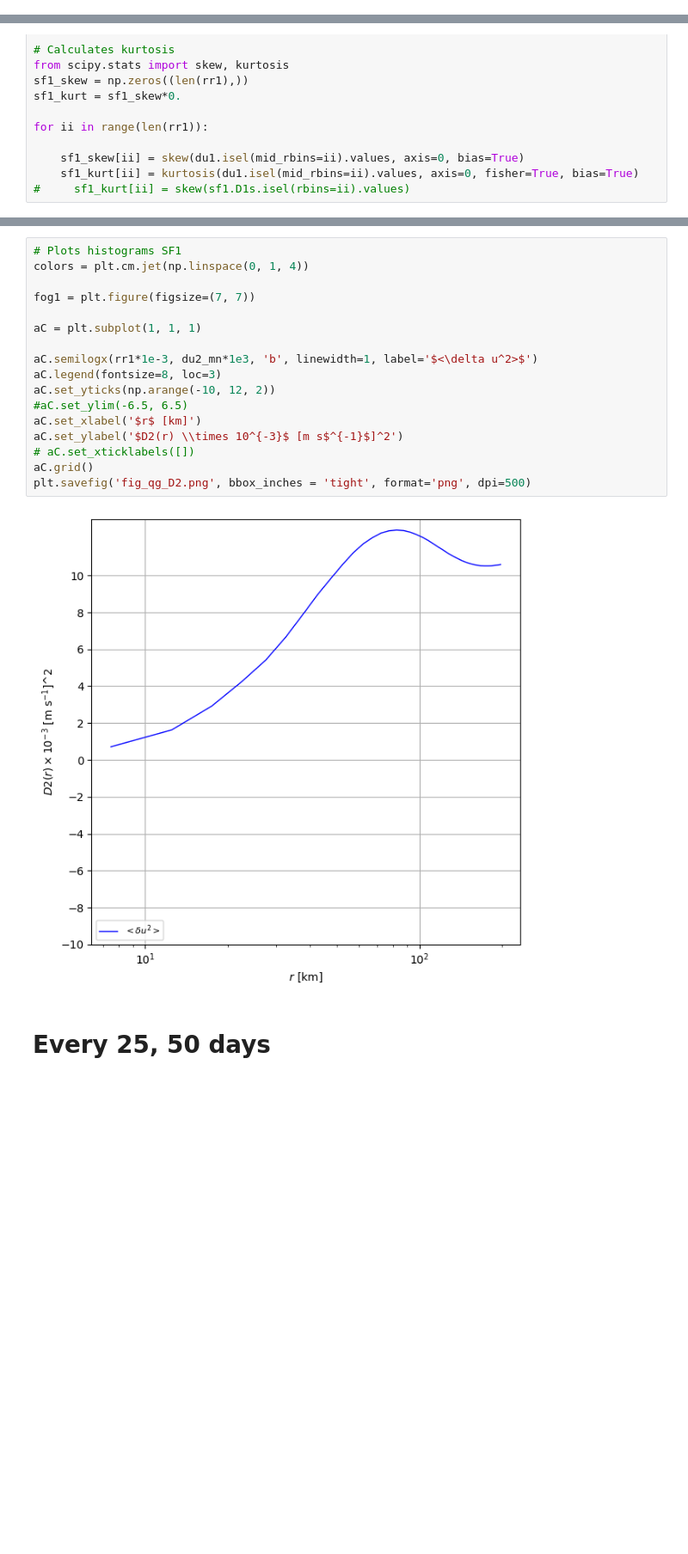
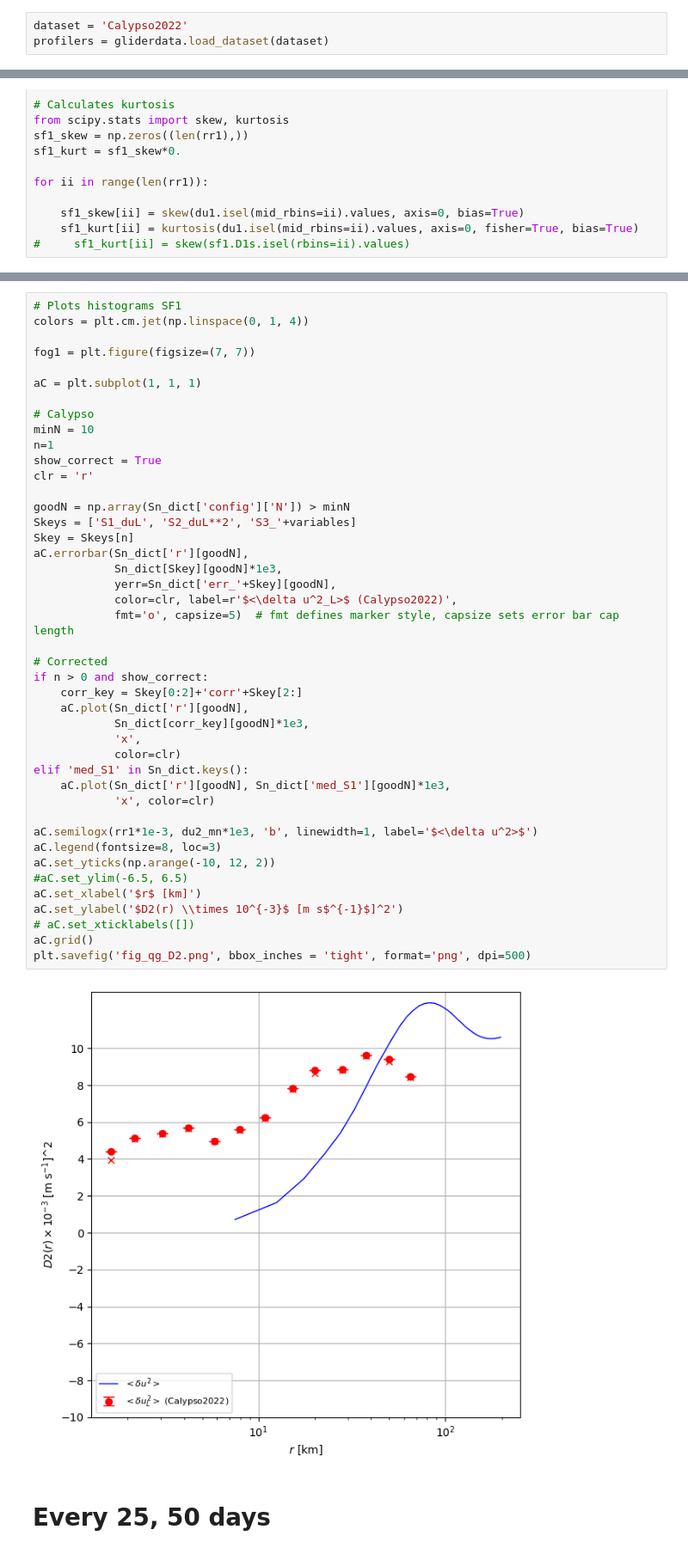
Before and after one commit to Sea-Meets-the-Stars/cugn, a Jupyter notebook: papers/Structure/Analysis/Compare_duL2.ipynb, the cells around one changed output, grey strips where cells are left out. Shown at 86% size. Saved outputs shown, nothing was run; the diff lists cells and outputs as text; blank space fills up the shorter version.

```diff
--- a/papers/Structure/Analysis/Compare_duL2.ipynb
+++ b/papers/Structure/Analysis/Compare_duL2.ipynb
@@ -130,0 +139,3 @@ mSF_15.ulls.shape
+# %%
+dataset = 'Calypso2022'
+profilers = gliderdata.load_dataset(dataset)
@@ -196,22 +258,48 @@ for ii in range(len(rr1)):
 # %%
 # Plots histograms SF1
 colors = plt.cm.jet(np.linspace(0, 1, 4))
 
 fog1 = plt.figure(figsize=(7, 7))
 
 aC = plt.subplot(1, 1, 1)
+
+# Calypso
+minN = 10
+n=1
+show_correct = True
+clr = 'r'
+
+goodN = np.array(Sn_dict['config']['N']) > minN
+Skeys = ['S1_duL', 'S2_duL**2', 'S3_'+variables]
+Skey = Skeys[n]
+aC.errorbar(Sn_dict['r'][goodN],
+            Sn_dict[Skey][goodN]*1e3,
+            yerr=Sn_dict['err_'+Skey][goodN],
+            color=clr, label=r'$<\delta u^2_L>$ (Calypso2022)',
+            fmt='o', capsize=5)  # fmt defines marker style, capsize sets error bar cap length
+
+# Corrected
+if n > 0 and show_correct:
+    corr_key = Skey[0:2]+'corr'+Skey[2:]
+    aC.plot(Sn_dict['r'][goodN],
+            Sn_dict[corr_key][goodN]*1e3,
+            'x',
+            color=clr)
+elif 'med_S1' in Sn_dict.keys():
+    aC.plot(Sn_dict['r'][goodN], Sn_dict['med_S1'][goodN]*1e3,
+            'x', color=clr)
 
 aC.semilogx(rr1*1e-3, du2_mn*1e3, 'b', linewidth=1, label='$<\delta u^2>$')
 aC.legend(fontsize=8, loc=3)
 aC.set_yticks(np.arange(-10, 12, 2))
 #aC.set_ylim(-6.5, 6.5)
 aC.set_xlabel('$r$ [km]')
 aC.set_ylabel('$D2(r) \\times 10^{-3}$ [m s$^{-1}$]^2')
 # aC.set_xticklabels([])
 aC.grid()
 plt.savefig('fig_qg_D2.png', bbox_inches = 'tight', format='png', dpi=500)
 # %% [output]
-[figure, old version]
+[figure, new version]
 # %% [markdown]
 # Every 25, 50 days
 # %%
```
Also changed, not shown: parts of 6 cells of this notebook.
